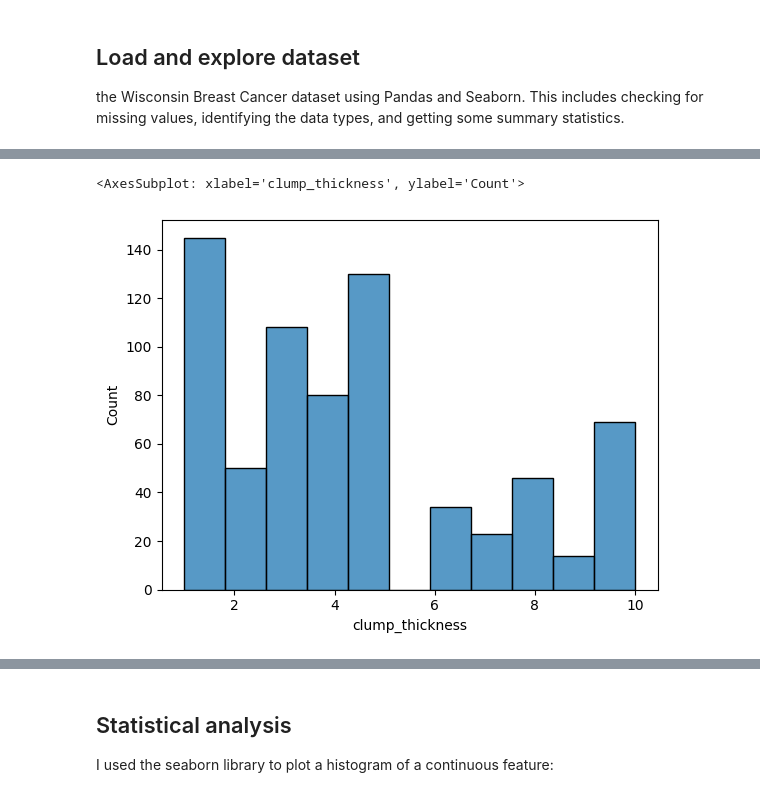
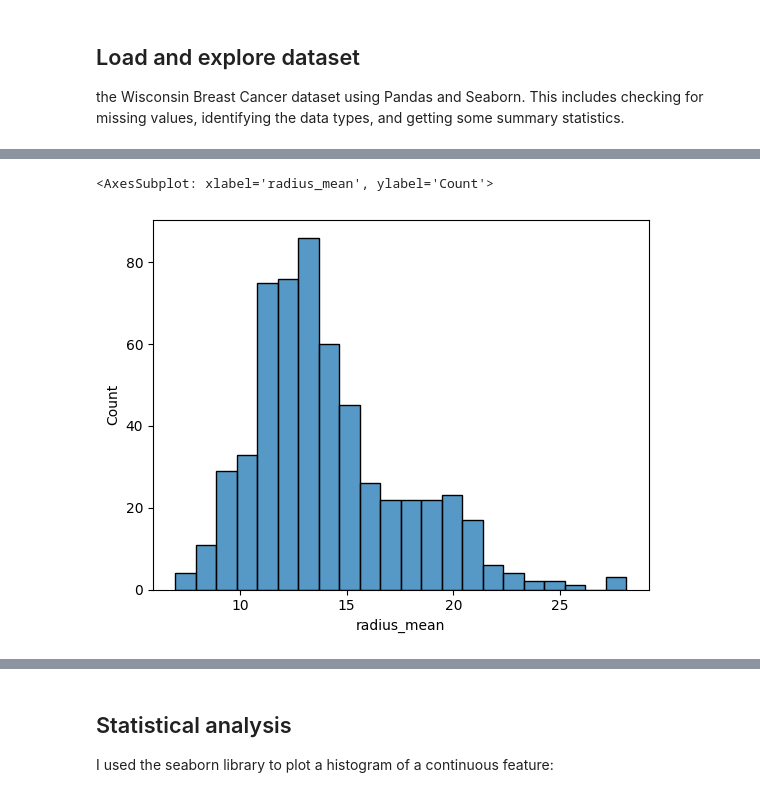
Before and after one commit to splitcomma/pda2-project, a Jupyter notebook: wisconsin_breast_cancer_dataset_investigation.ipynb, the cells around one changed output, grey strips where cells are left out. Saved outputs shown, nothing was run; the diff lists cells and outputs as text; code cells hidden in the pictures.

```diff
--- a/wisconsin_breast_cancer_dataset_investigation.ipynb
+++ b/wisconsin_breast_cancer_dataset_investigation.ipynb
@@ -62,7 +62,7 @@ import pandas as pd
 # using the seaborn library to visualize the distribution of the different features.
 import seaborn as sns
 
-df = pd.read_csv('wisconsin_breast_cancer.csv')
+df = pd.read_csv('data.csv')
 # using the info() method to check for missing values and identify the data types of the columns:
 df.info()
 
@@ -99,8 +99,8 @@ memory usage: 60.2+ KB
 # %%
 # use a histogram to visualize the distribution of a continuous variable:
-sns.histplot(df['clump_thickness'])
+sns.histplot(df['radius_mean'])
 # %% [output]
-<AxesSubplot: xlabel='clump_thickness', ylabel='Count'>
+<AxesSubplot: xlabel='radius_mean', ylabel='Count'>
-[figure, old version]
+[figure, new version]
 # %%
 #  use a box plot to compare the distribution of a continuous variable across different categories:
```
Also changed, not shown: parts of 17 cells of this notebook, 1 other file.
